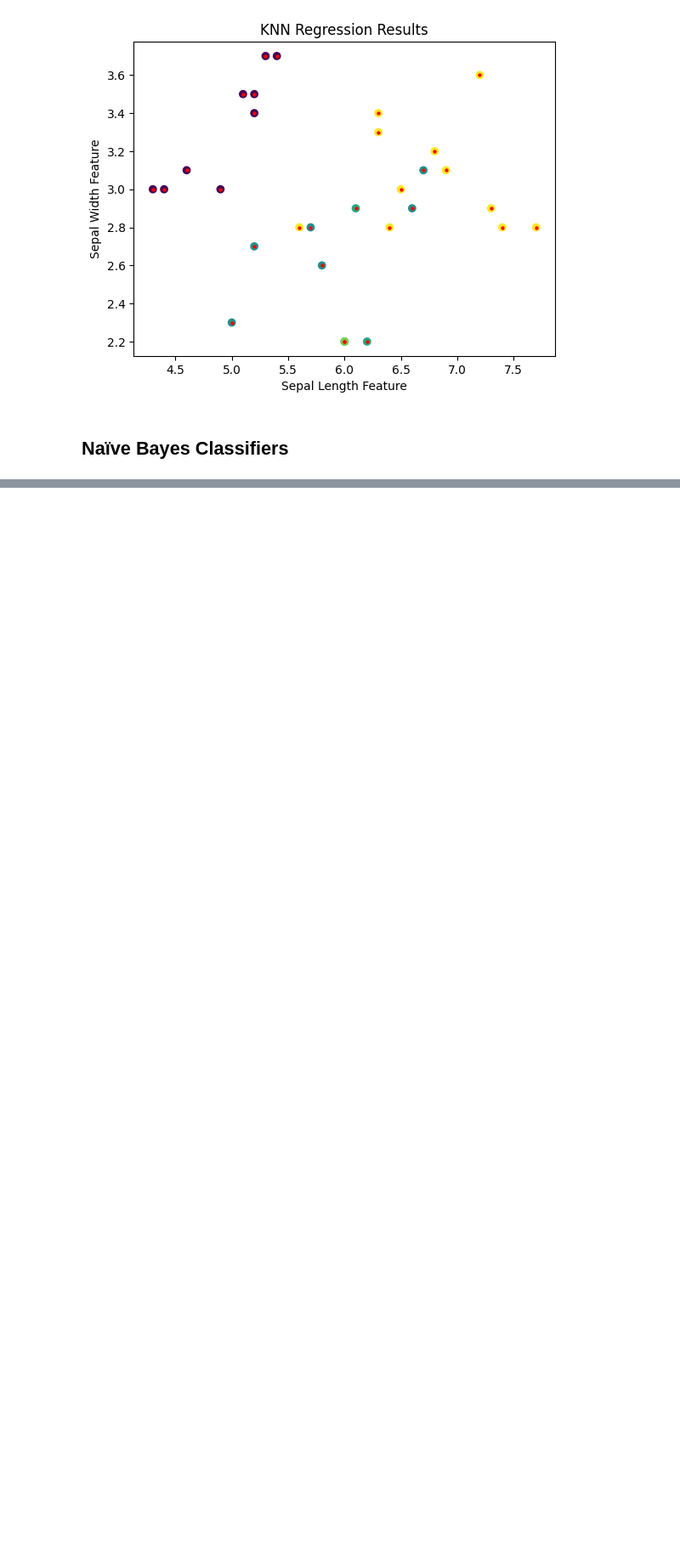
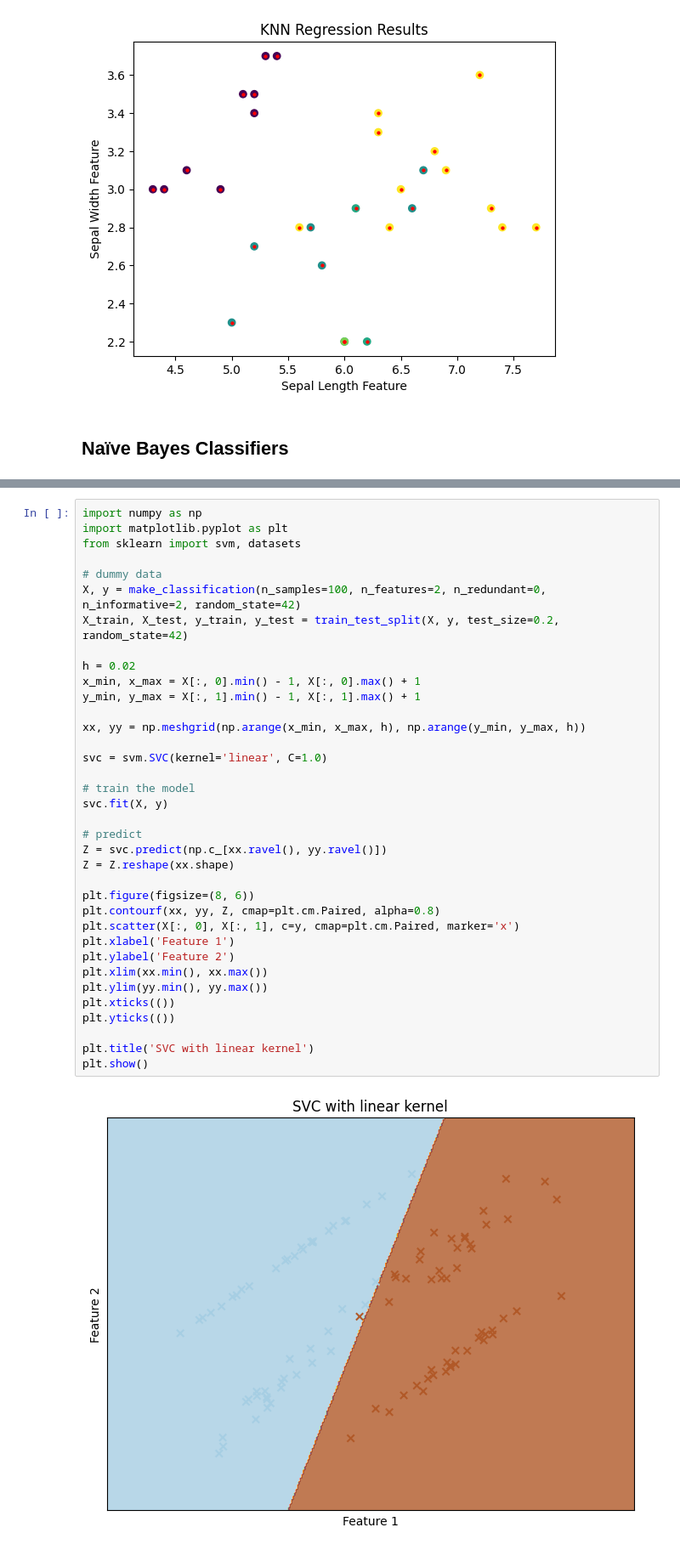
Before and after one commit to patty111/DataMiningNTNU, a Jupyter notebook: hw6/hw6-scikit learn 學習單.ipynb, the cells around one changed output, grey strips where cells are left out. Shown at 85% size. Cells and saved outputs as stored; diff of their text form; blank space fills up the shorter version.

```diff
--- a/hw6/hw6-scikit learn 學習單.ipynb
+++ b/hw6/hw6-scikit learn 學習單.ipynb
@@ -74,0 +269,38 @@ plt.show()
+# %%
+import numpy as np
+import matplotlib.pyplot as plt
+from sklearn import svm, datasets
+
+# dummy data
+X, y = make_classification(n_samples=100, n_features=2, n_redundant=0, n_informative=2, random_state=42)
+X_train, X_test, y_train, y_test = train_test_split(X, y, test_size=0.2, random_state=42)
+
+h = 0.02
+x_min, x_max = X[:, 0].min() - 1, X[:, 0].max() + 1
+y_min, y_max = X[:, 1].min() - 1, X[:, 1].max() + 1
+
+xx, yy = np.meshgrid(np.arange(x_min, x_max, h), np.arange(y_min, y_max, h))
+
+svc = svm.SVC(kernel='linear', C=1.0)
+
+# train the model
+svc.fit(X, y)
+
+# predict
+Z = svc.predict(np.c_[xx.ravel(), yy.ravel()])
+Z = Z.reshape(xx.shape)
+
+plt.figure(figsize=(8, 6))
+plt.contourf(xx, yy, Z, cmap=plt.cm.Paired, alpha=0.8)
+plt.scatter(X[:, 0], X[:, 1], c=y, cmap=plt.cm.Paired, marker='x')
+plt.xlabel('Feature 1')
+plt.ylabel('Feature 2')
+plt.xlim(xx.min(), xx.max())
+plt.ylim(yy.min(), yy.max())
+plt.xticks(())
+plt.yticks(())
+
+plt.title('SVC with linear kernel')
+plt.show()
+# %% [output]
+[figure, added]
```
Also changed, not shown: parts of 32 cells of this notebook.
